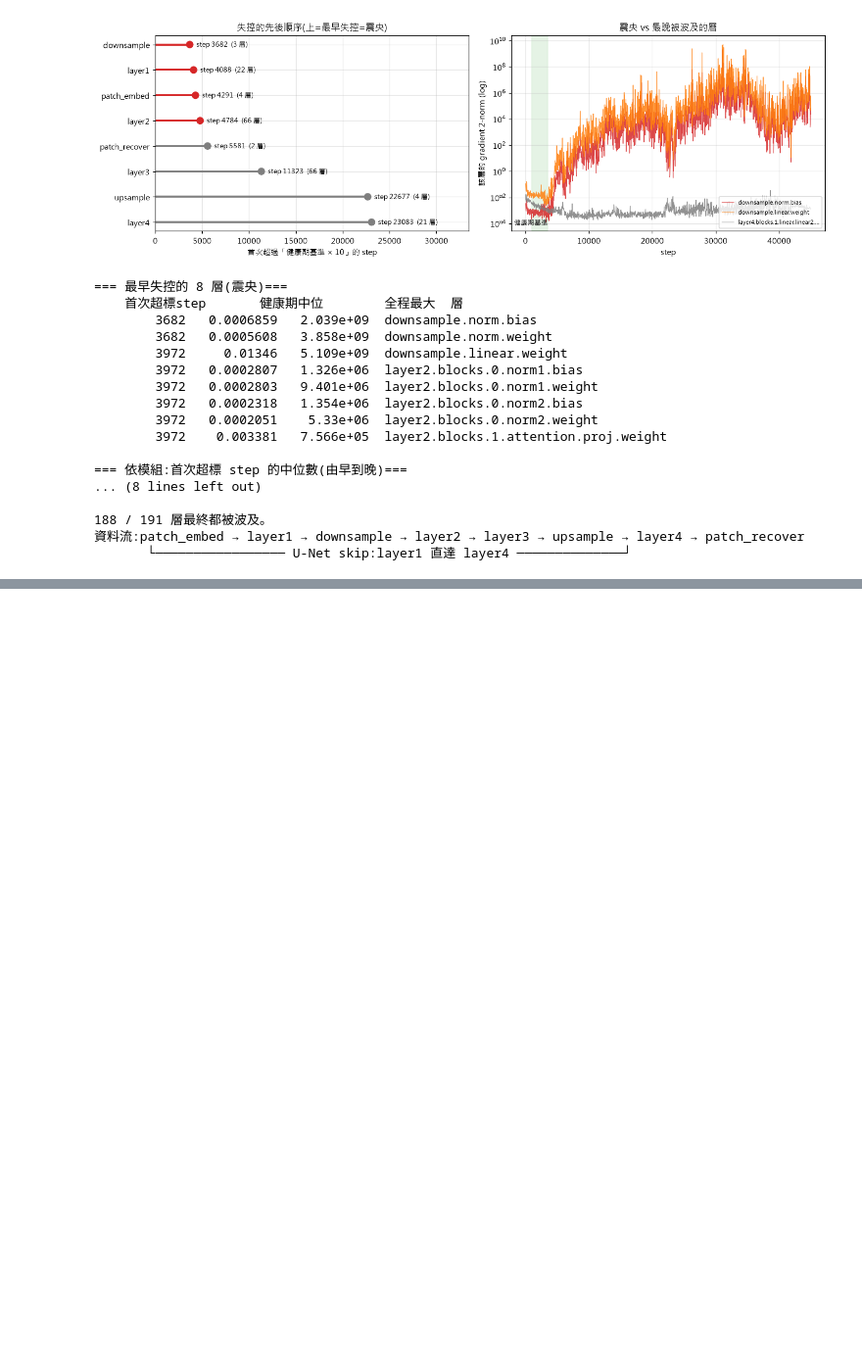
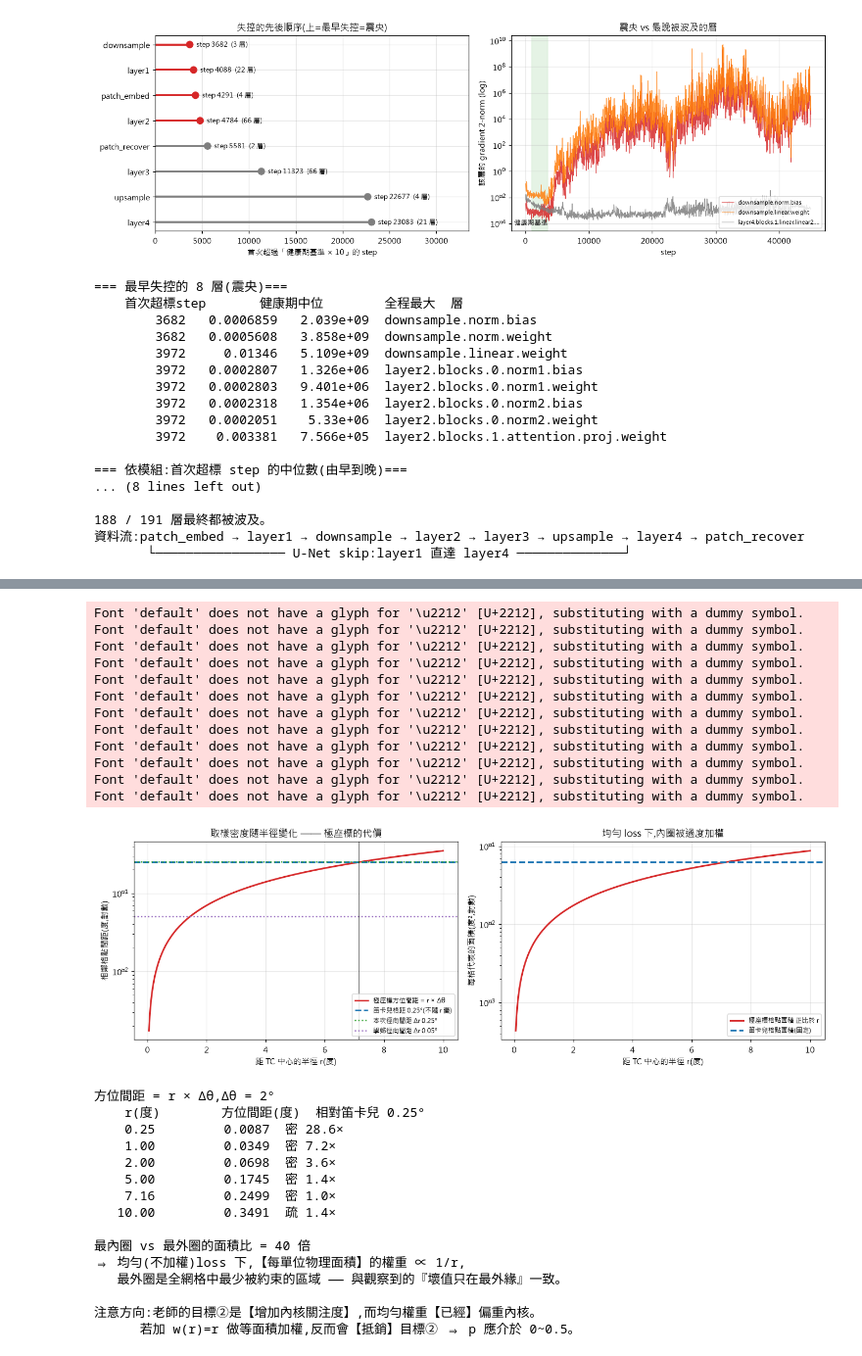
Before and after one commit to Payne721401/LLAT_polar, a Jupyter notebook: analysis/training_analysis.ipynb, the cells around one changed output, grey strips where cells are left out. Shown at 98% size. Drawn from its saved outputs; the diff is of its cells as text; code cells hidden in the pictures; blank space fills up the shorter version.

```diff
--- a/analysis/training_analysis.ipynb
+++ b/analysis/training_analysis.ipynb
@@ -677,0 +1000,78 @@ Font 'default' does not have a glyph for '\u2212' [U+2212], substituting with a
+# %%
+DTHETA = 2 * np.pi / 180          # Θ=180 ⇒ Δθ = 2°
+CART_DX = 0.25                    # 笛卡兒格距(度)
+r = np.linspace(0.05, 10, 400)
+azim = r * DTHETA                 # 方位間距 = r × Δθ(度)
+r_cross = CART_DX / DTHETA
+
+fig, ax = plt.subplots(1, 2, figsize=(12.5, 4.3))
+
+# 左:方位間距 vs 半徑
+ax[0].plot(r, azim, c="tab:red", lw=2, label="極座標方位間距 = r × Δθ")
+ax[0].axhline(CART_DX, c="tab:blue", lw=2, ls="--", label="笛卡兒格距 0.25°(不隨 r 變)")
+ax[0].axhline(0.25, c="tab:green", lw=1.6, ls=":", label="本次徑向間距 Δr 0.25°")
+ax[0].axhline(0.05, c="tab:purple", lw=1.6, ls=":", label="學姊徑向間距 Δr 0.05°")
+ax[0].axvline(r_cross, c="k", lw=1, alpha=.6)
+ax[0].annotate("交叉點 r = %.2f°\n內側比笛卡兒密,外側比笛卡兒疏" % r_cross,
+               (r_cross, 0.5), xytext=(-8, 0), textcoords="offset points",
+               ha="right", fontsize=8.5)
+ax[0].set_yscale("log")
+ax[0].set_xlabel("距 TC 中心的半徑 r(度)")
+ax[0].set_ylabel("相鄰格點間距(度,對數)")
+ax[0].set_title("取樣密度隨半徑變化 —— 極座標的代價")
+ax[0].legend(fontsize=8, loc="lower right")
+
+# 右:每個格點代表的物理面積 vs 半徑(等面積 loss 加權的依據)
+area_polar = r * DTHETA * 0.25                    # r·Δθ·Δr
+ax[1].plot(r, area_polar, c="tab:red", lw=2, label="極座標格點面積 正比於 r")
+ax[1].axhline(CART_DX ** 2, c="tab:blue", lw=2, ls="--", label="笛卡兒格點面積(固定)")
+ax[1].set_yscale("log")
+ax[1].set_xlabel("距 TC 中心的半徑 r(度)")
+ax[1].set_ylabel("每格代表的面積(度²,對數)")
+ax[1].set_title("均勻 loss 下,內圈被過度加權")
+ax[1].legend(fontsize=8, loc="lower right")
+
+plt.tight_layout()
+plt.show()
+
+
+print("方位間距 = r × Δθ,Δθ = 2°")
+print("%8s %14s  %s" % ("r(度)", "方位間距(度)", "相對笛卡兒 0.25°"))
+for rr in (0.25, 1, 2, 5, 7.16, 10):
+    a = rr * DTHETA
+    print("%8.2f %14.4f  %s" % (rr, a, "密 %.1f×" % (CART_DX / a) if a < CART_DX
+                                else "疏 %.1f×" % (a / CART_DX)))
+print("\n最內圈 vs 最外圈的面積比 = %.0f 倍" % (10 / 0.25))
+print("⇒ 均勻(不加權)loss 下,【每單位物理面積】的權重 ∝ 1/r,")
+print("   最外圈是全網格中最少被約束的區域 —— 與觀察到的『壞值只在最外緣』一致。")
+print("\n注意方向:老師的目標②是【增加內核關注度】,而均勻權重【已經】偏重內核。")
+print("      若加 w(r)=r 做等面積加權,反而會【抵銷】目標② ⇒ p 應介於 0~0.5。")
+# %% [output]
+Font 'default' does not have a glyph for '\u2212' [U+2212], substituting with a dummy symbol.
+Font 'default' does not have a glyph for '\u2212' [U+2212], substituting with a dummy symbol.
+Font 'default' does not have a glyph for '\u2212' [U+2212], substituting with a dummy symbol.
+Font 'default' does not have a glyph for '\u2212' [U+2212], substituting with a dummy symbol.
+Font 'default' does not have a glyph for '\u2212' [U+2212], substituting with a dummy symbol.
+Font 'default' does not have a glyph for '\u2212' [U+2212], substituting with a dummy symbol.
+Font 'default' does not have a glyph for '\u2212' [U+2212], substituting with a dummy symbol.
+Font 'default' does not have a glyph for '\u2212' [U+2212], substituting with a dummy symbol.
+Font 'default' does not have a glyph for '\u2212' [U+2212], substituting with a dummy symbol.
+Font 'default' does not have a glyph for '\u2212' [U+2212], substituting with a dummy symbol.
+Font 'default' does not have a glyph for '\u2212' [U+2212], substituting with a dummy symbol.
+Font 'default' does not have a glyph for '\u2212' [U+2212], substituting with a dummy symbol.
+[figure, added]
+方位間距 = r × Δθ,Δθ = 2°
+    r(度)        方位間距(度)  相對笛卡兒 0.25°
+    0.25         0.0087  密 28.6×
+    1.00         0.0349  密 7.2×
+    2.00         0.0698  密 3.6×
+    5.00         0.1745  密 1.4×
+    7.16         0.2499  密 1.0×
+   10.00         0.3491  疏 1.4×
+
+最內圈 vs 最外圈的面積比 = 40 倍
+⇒ 均勻(不加權)loss 下,【每單位物理面積】的權重 ∝ 1/r,
+   最外圈是全網格中最少被約束的區域 —— 與觀察到的『壞值只在最外緣』一致。
+
+注意方向:老師的目標②是【增加內核關注度】,而均勻權重【已經】偏重內核。
+      若加 w(r)=r 做等面積加權,反而會【抵銷】目標② ⇒ p 應介於 0~0.5。
```
Also changed, not shown: parts of 11 cells of this notebook.
